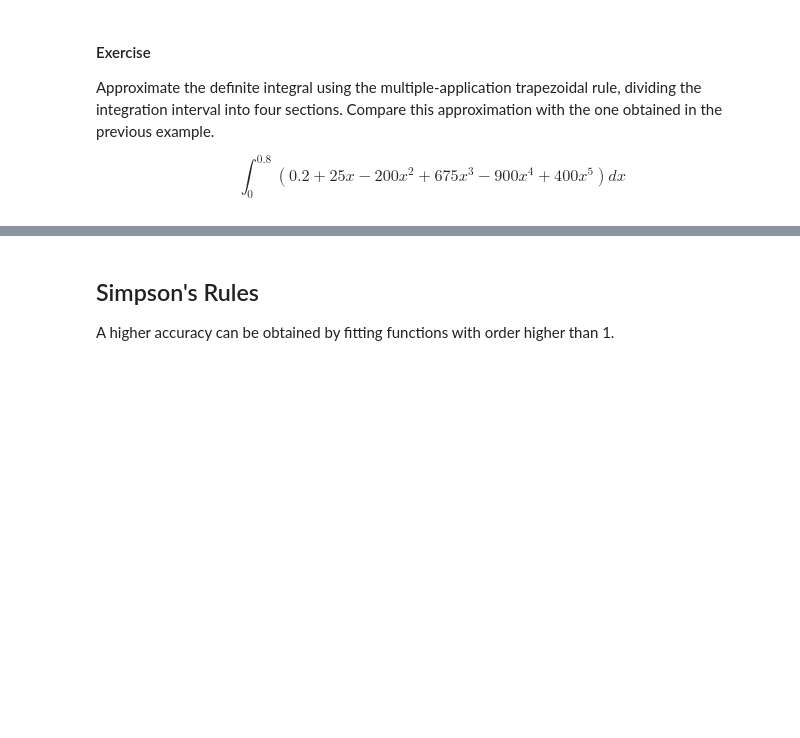
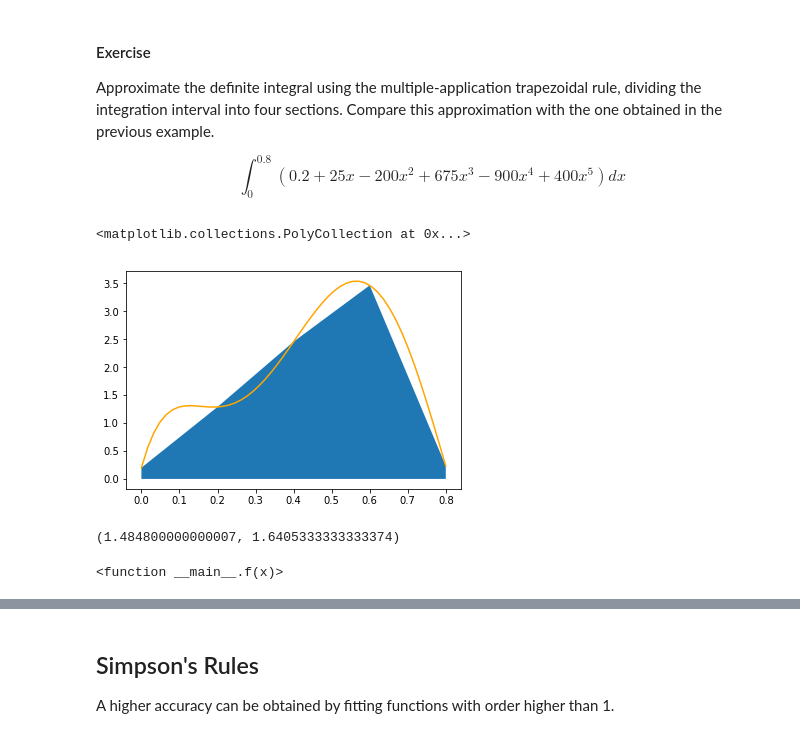
Before and after one commit to danimateos/numerical_methods, a Jupyter notebook: section-06.ipynb, the cells around one changed output, grey strips where cells are left out. Drawn from its saved outputs; the diff is of its cells as text; code cells hidden in the pictures; blank space fills up the shorter version.

```diff
--- a/section-06.ipynb
+++ b/section-06.ipynb
@@ -66,3 +124,26 @@ Approximate the definite integral using the multiple-application trapezoidal rul
 the integration interval into four sections. Compare this approximation with the one obtained in the previous example.
 
 $$\int_0^{0.8}(0.2 + 25x - 200x^2 + 675x^3 - 900x^4 + 400x^5)dx$$
+# %%
+segments = np.linspace(a,b, num=5) # 5 points for 4 segments
+plt.plot(xs, f(xs), c='orange')
+plt.fill_between(segments, f(segments))
+# %% [output]
+<matplotlib.collections.PolyCollection at 0x...>
+[figure, added]
+# %%
+a = segments[0]
+total_area = 0
+for b in segments[1:]:
+    area_this_trapezoid = (b-a)*(f(a) + f(b)) /2
+    total_area += area_this_trapezoid
+
+    a = b
+
+total_area, analytical(0.8) - analytical(0)
+# %% [output]
+(1.484800000000007, 1.6405333333333374)
+# %%
+f
+# %% [output]
+<function __main__.f(x)>
```
Also changed, not shown: parts of 26 cells of this notebook.
